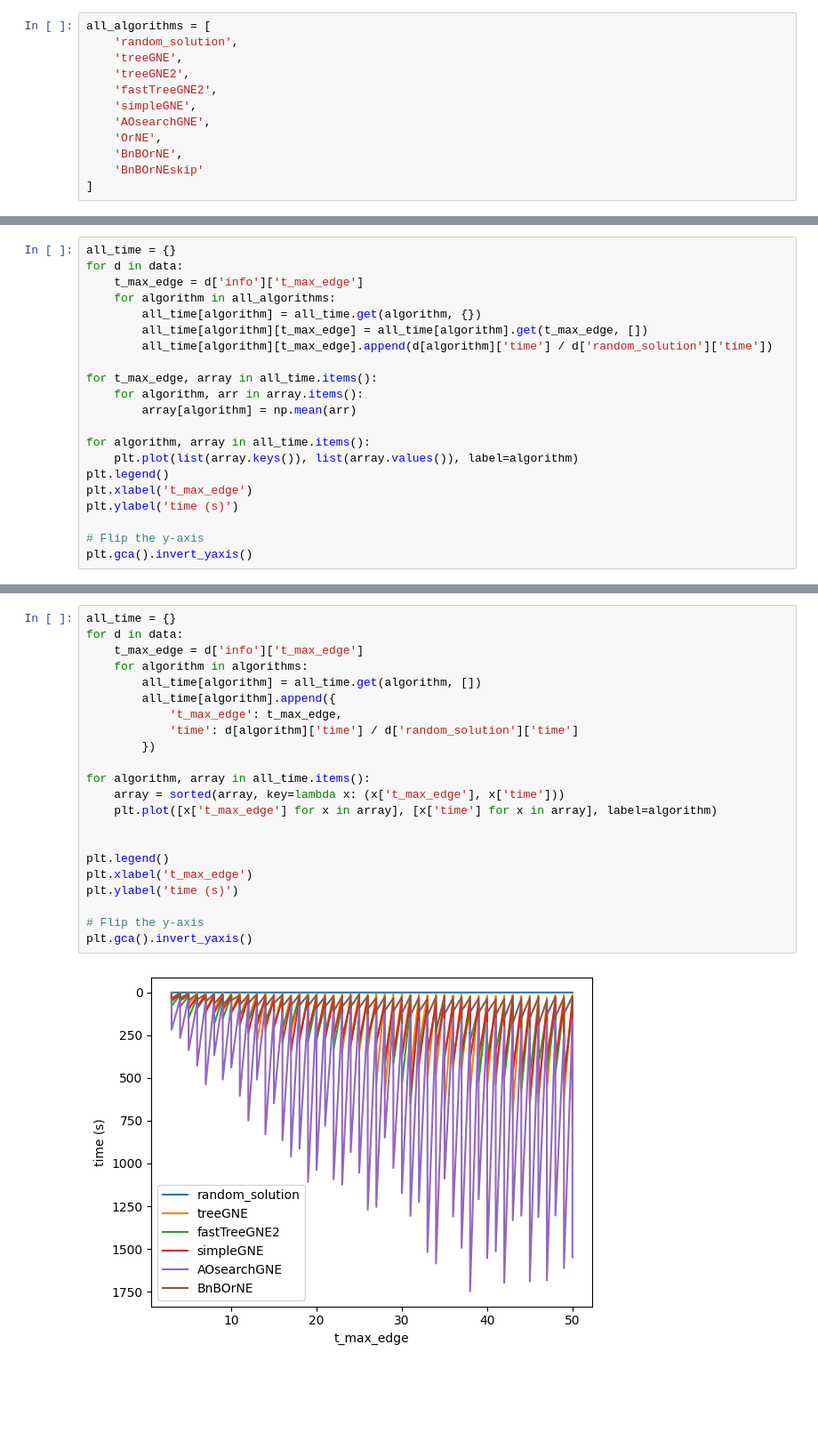
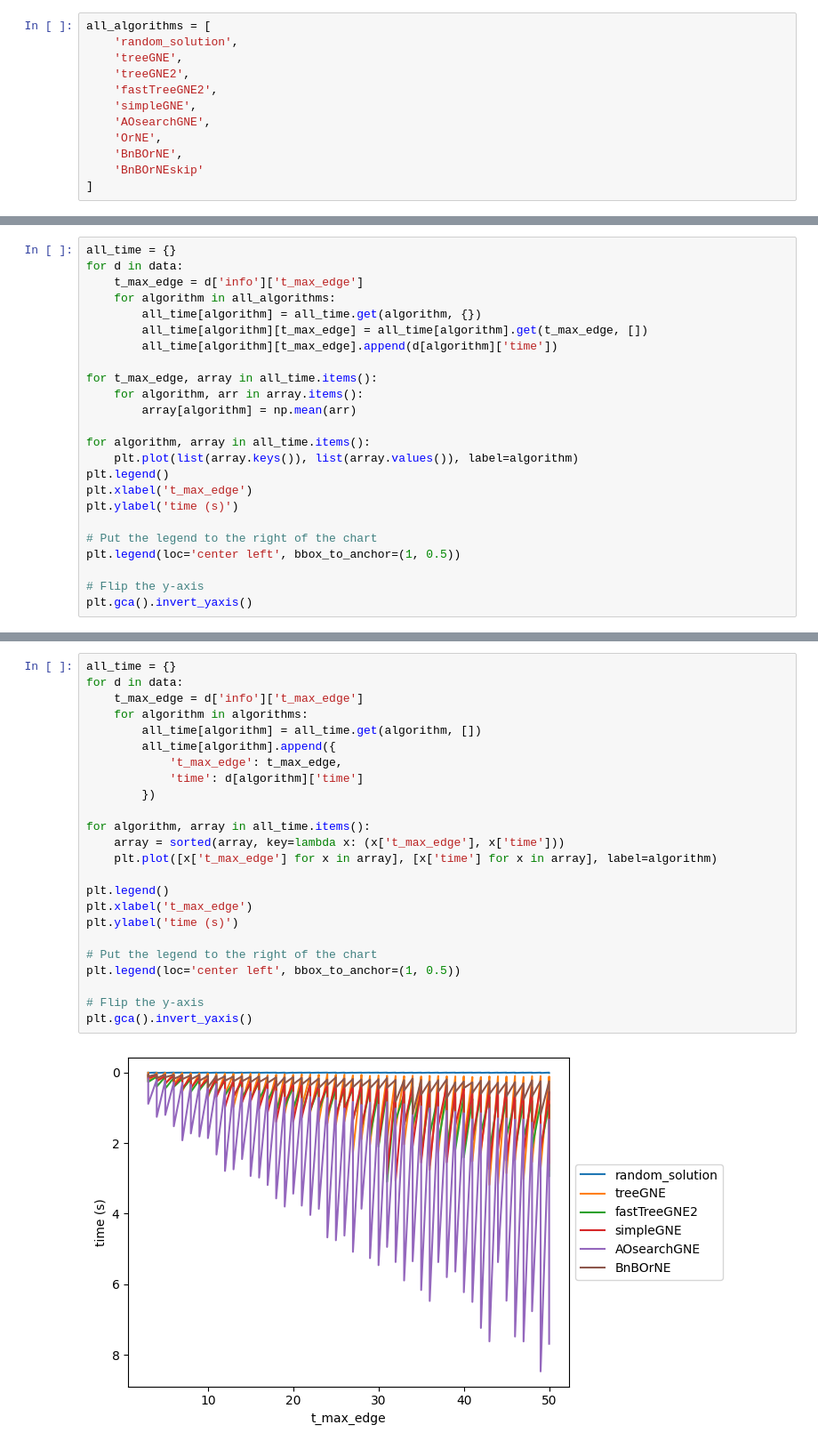
Before and after one commit to thanhan910/MATA-AND-OR, a Jupyter notebook: vis.ipynb, the cells around one changed output, grey strips where cells are left out. Shown at 89% size. Drawn from its saved outputs; the diff is of its cells as text; blank space fills up the shorter version.

```diff
--- a/vis.ipynb
+++ b/vis.ipynb
@@ -101,7 +93,7 @@ for d in data:
     for algorithm in all_algorithms:
         all_time[algorithm] = all_time.get(algorithm, {})
         all_time[algorithm][t_max_edge] = all_time[algorithm].get(t_max_edge, [])
-        all_time[algorithm][t_max_edge].append(d[algorithm]['time'] / d['random_solution']['time'])
+        all_time[algorithm][t_max_edge].append(d[algorithm]['time'])
 
 for t_max_edge, array in all_time.items():
     for algorithm, arr in array.items():
@@ -113,6 +105,9 @@ plt.legend()
 plt.xlabel('t_max_edge')
 plt.ylabel('time (s)')
 
+# Put the legend to the right of the chart
+plt.legend(loc='center left', bbox_to_anchor=(1, 0.5))
+
 # Flip the y-axis
 plt.gca().invert_yaxis()
 # %% [output]
@@ -120,24 +115,26 @@ plt.gca().invert_yaxis()
 # %%
 all_time = {}
 for d in data:
     t_max_edge = d['info']['t_max_edge']
     for algorithm in algorithms:
         all_time[algorithm] = all_time.get(algorithm, [])
         all_time[algorithm].append({
             't_max_edge': t_max_edge,
-            'time': d[algorithm]['time'] / d['random_solution']['time']
+            'time': d[algorithm]['time']
         })
 
 for algorithm, array in all_time.items():
     array = sorted(array, key=lambda x: (x['t_max_edge'], x['time']))
     plt.plot([x['t_max_edge'] for x in array], [x['time'] for x in array], label=algorithm)
 
-
 plt.legend()
 plt.xlabel('t_max_edge')
 plt.ylabel('time (s)')
 
+# Put the legend to the right of the chart
+plt.legend(loc='center left', bbox_to_anchor=(1, 0.5))
+
 # Flip the y-axis
 plt.gca().invert_yaxis()
 # %% [output]
-[figure, old version]
+[figure, new version]
```
Also changed, not shown: parts of 4 cells of this notebook, 1 other file.
